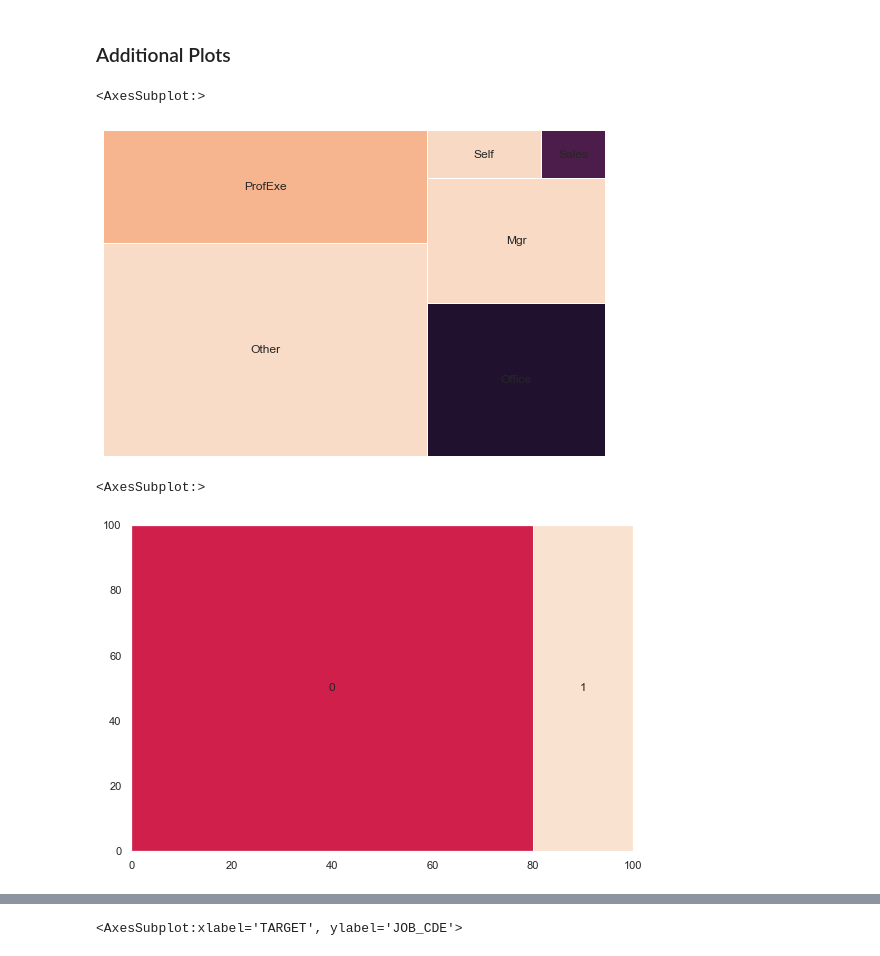
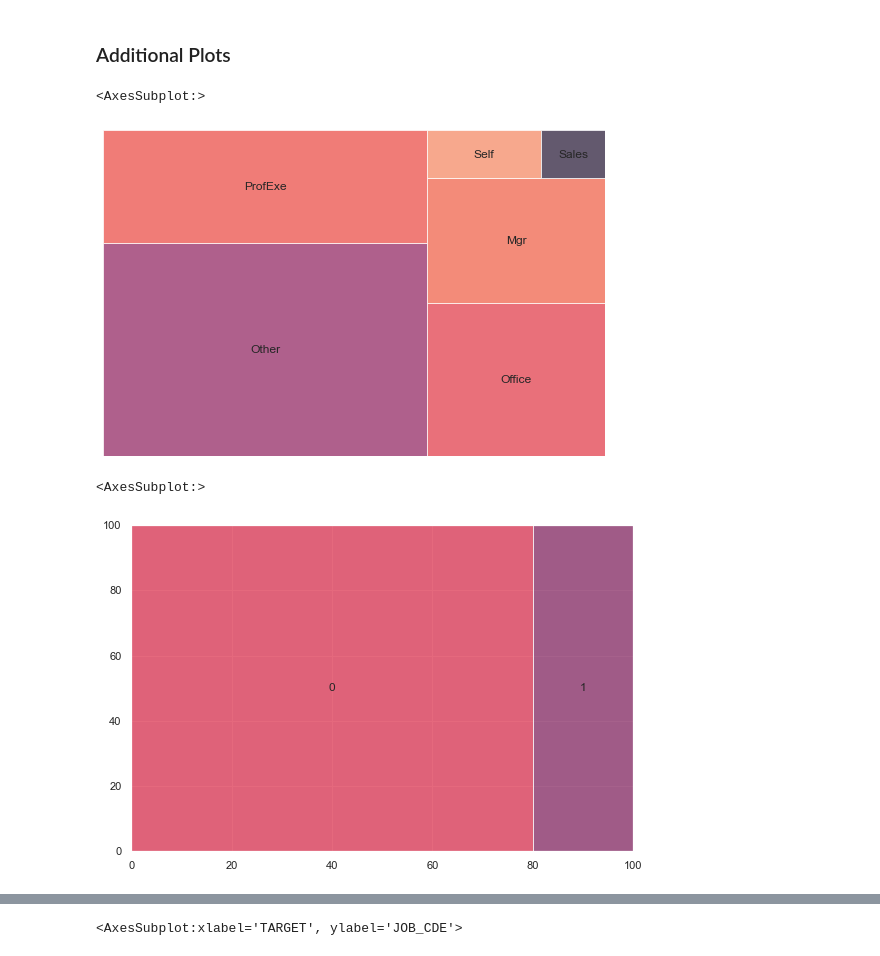
Before and after one commit to jtoepp/NM_Data_Scientist_Take_Home_Test, a Jupyter notebook: NM_Assessment.ipynb, the cells around one changed output, grey strips where cells are left out. Cells and saved outputs as stored; diff of their text form; code cells hidden in the pictures.

Commit message:
update matplotlib alpha for text readability

```diff
--- a/NM_Assessment.ipynb
+++ b/NM_Assessment.ipynb
@@ -230,21 +231,21 @@ Main results of the profile report:
 # %%
 # set up seaborn and change matplotlib to seaborn visuals
 sns.set(rc = {"figure.figsize":(9, 6)})
 
 # treemap for the job code
 plt.axis('off')
 squarify.plot(sizes = pd.value_counts(df['JOB_CDE']).values,
-    label = pd.value_counts(df['JOB_CDE']).index)
+    label = pd.value_counts(df['JOB_CDE']).index, alpha = 0.7)
 # %% [output]
 <AxesSubplot:>
-[figure, old version]
+[figure, new version]
 # %%
 # treemap for loan default status
 squarify.plot(sizes = pd.value_counts(df['TARGET']).values,
-    label = pd.value_counts(df['TARGET']).index)
+    label = pd.value_counts(df['TARGET']).index, alpha = 0.7)
 # %% [output]
 <AxesSubplot:>
-[figure, old version]
+[figure, new version]
 # %%
 # treemap for loan reason code
 squarify.plot(sizes = pd.value_counts(df['REASON_CDE']).values,
```
Also changed, not shown: parts of 6 cells of this notebook.
